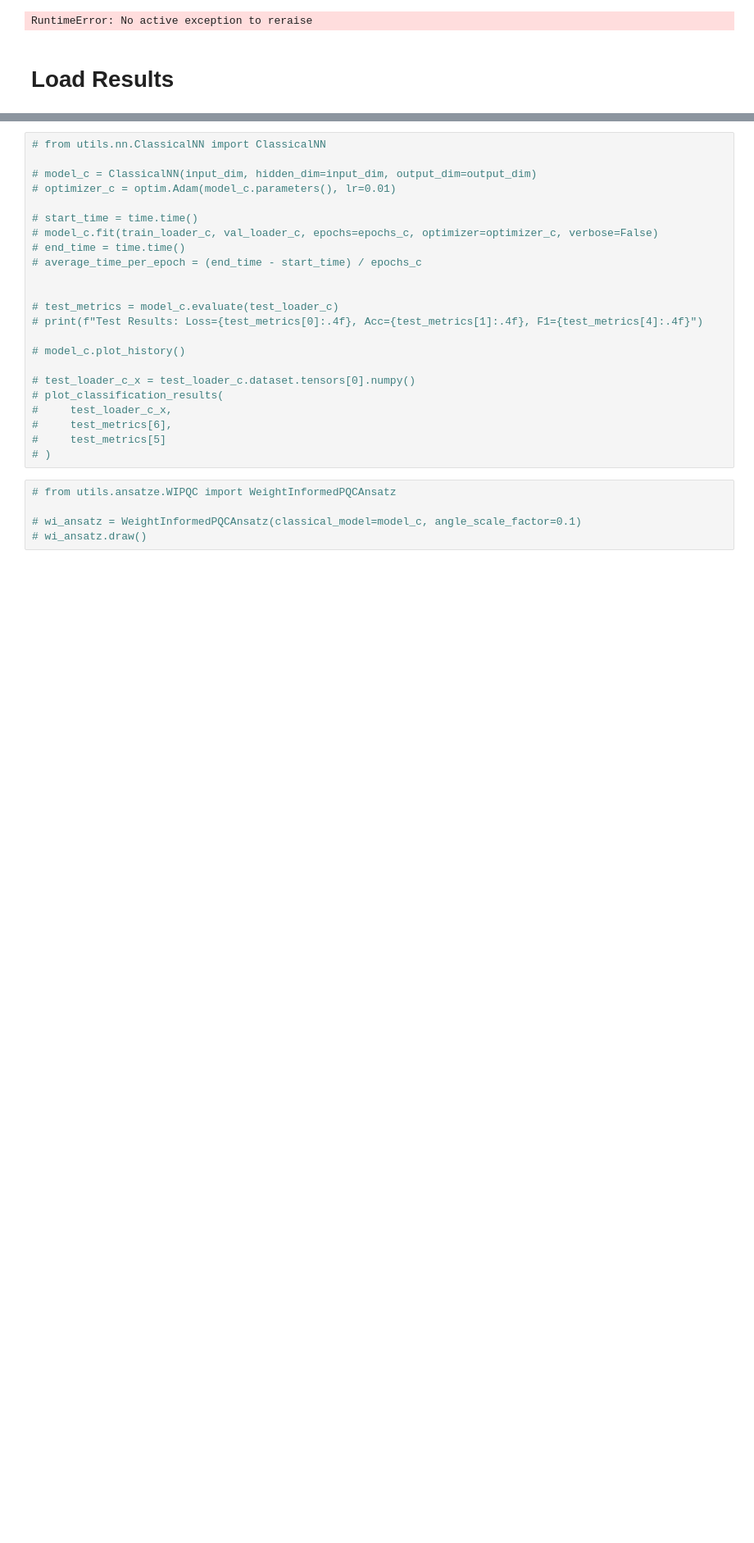
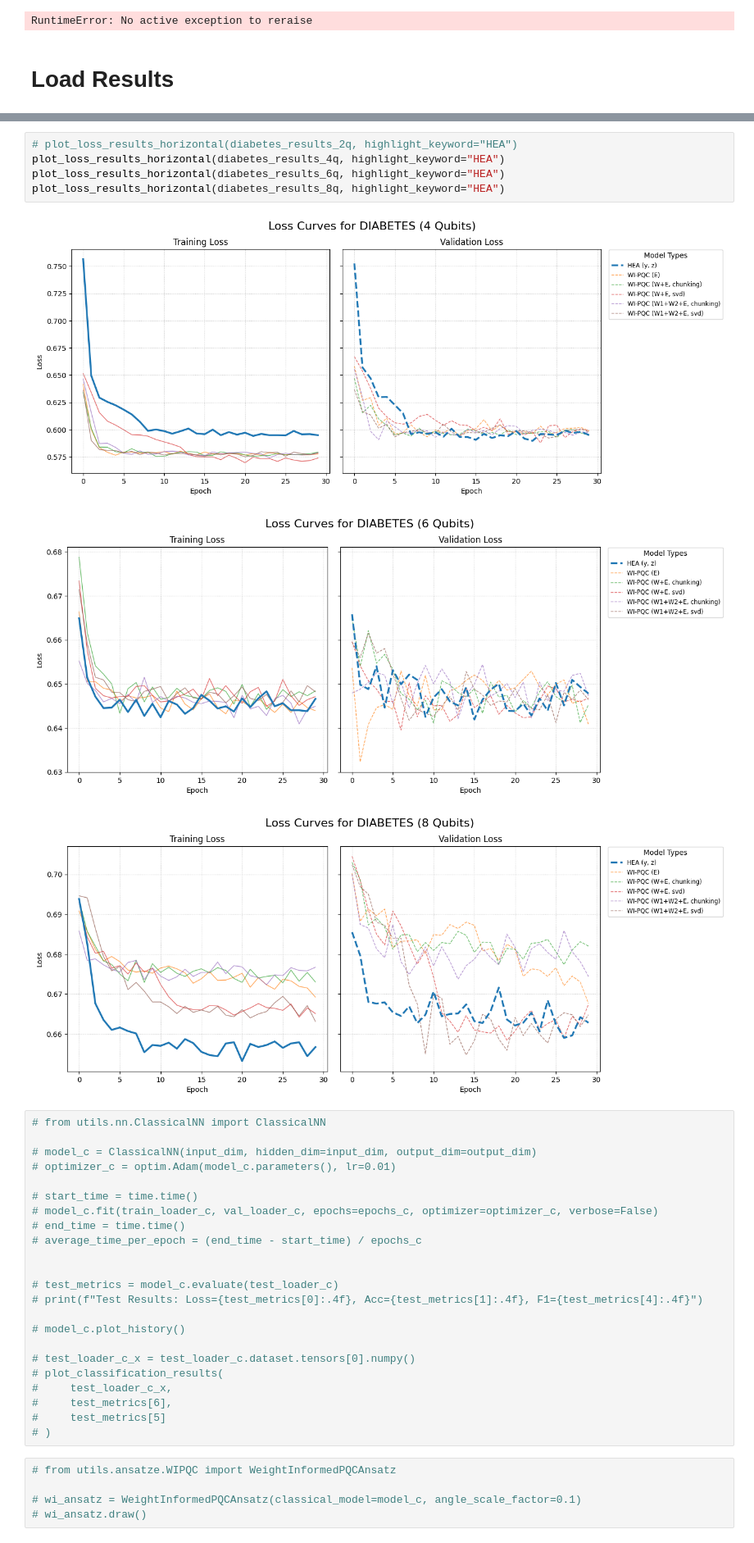
Before and after one commit to LarryHH/NNWeightInformedPQC, a Jupyter notebook: main.ipynb, the cells around one changed output, grey strips where cells are left out. Shown at 82% size. Saved outputs shown, nothing was run; the diff lists cells and outputs as text; blank space fills up the shorter version.

```diff
--- a/main.ipynb
+++ b/main.ipynb
@@ -848,3 +855,12 @@ plot_loss_results_vertical(diabetes_results_4q, highlight_keyword='wi-pqc')
+# %%
+# plot_loss_results_horizontal(diabetes_results_2q, highlight_keyword="HEA")
+plot_loss_results_horizontal(diabetes_results_4q, highlight_keyword="HEA")
+plot_loss_results_horizontal(diabetes_results_6q, highlight_keyword="HEA")
+plot_loss_results_horizontal(diabetes_results_8q, highlight_keyword="HEA")
+# %% [output]
+[figure, added]
+[figure, added]
+[figure, added]
 # %%
 # from utils.nn.ClassicalNN import ClassicalNN
 
```
Also changed, not shown: parts of 25 cells of this notebook.
